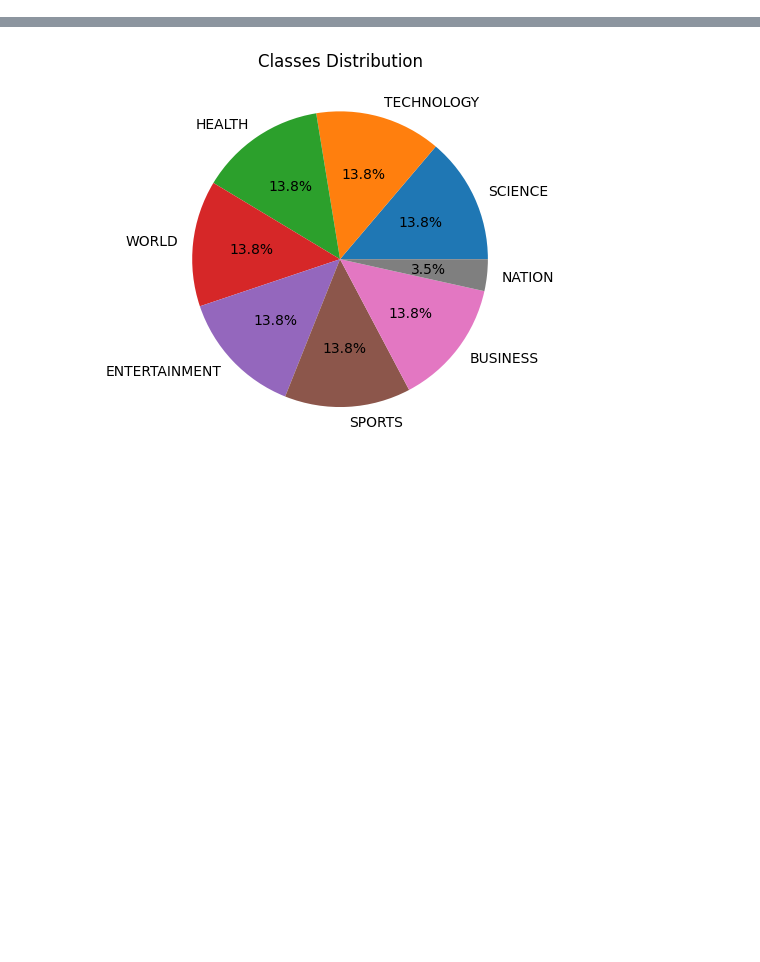
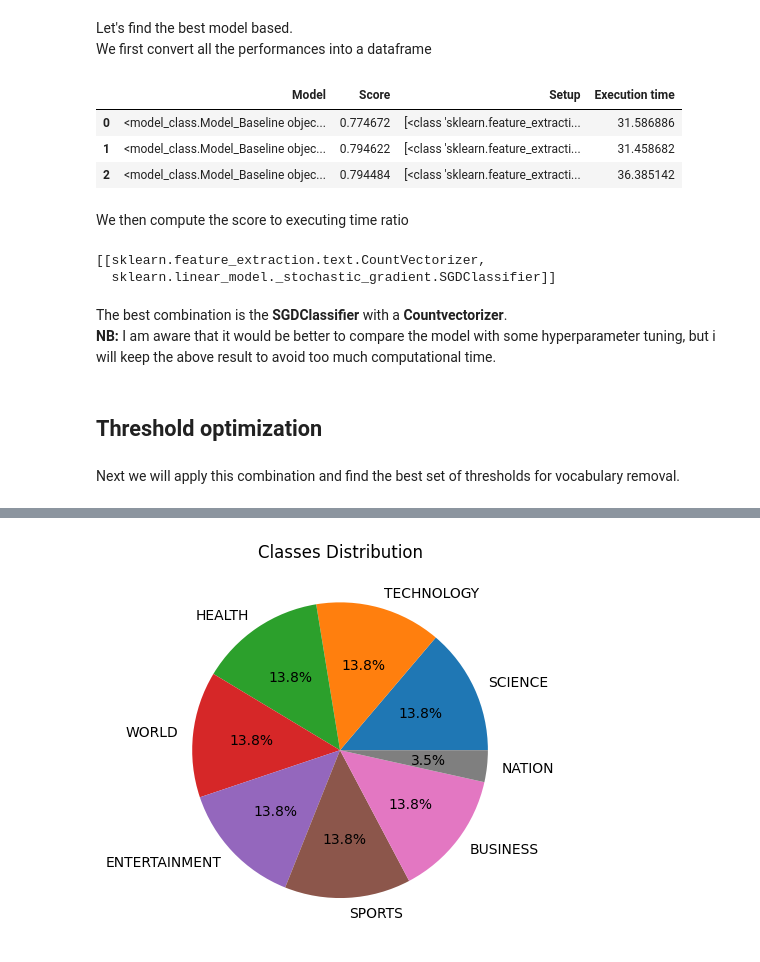
Before and after one commit to qcocheril/NLP_project, a Jupyter notebook: Simple_machine_learning.ipynb, the cells around one changed output, grey strips where cells are left out. Drawn from its saved outputs; the diff is of its cells as text; code cells hidden in the pictures; blank space fills up the shorter version.

```diff
--- a/Simple_machine_learning.ipynb
+++ b/Simple_machine_learning.ipynb
@@ -33,0 +34,5 @@ len(words_to_remove)
+# %%
+label_encoder = LabelEncoder() # instantiate a label encoder
+y_enc = label_encoder.fit_transform(y)
+class_labels = ['BUSINESS', 'ENTERTAINMENT', 'HEALTH', 'NATION', 'SCIENCE', 'SPORTS', 'TECHNOLOGY', 'WORLD']
+y_enc[:3]
@@ -33,0 +45,20 @@ len(words_to_remove)
+# %%
+# Let's now find the best model type and vectorizer for this problem
+import time
+
+model_types = [SGDClassifier, LogisticRegression]
+vectorizers = [TfidfVectorizer, CountVectorizer]
+words_to_remove = define_vocab_to_remove(X, 2, 2000) # Arbitrary setting, we will optimize them later
+
+performance = []
+for model_type in model_types:
+    for vect in vectorizers:
+        start_time = time.time()
+        model = Model_Baseline(X,y_enc, model_type(),vect, words_to_remove, class_labels) # Instanciates the model baseline from model_class.py
+        model.fit()
+        score = model.score()
+        end_time = time.time()
+        computing_time = end_time - start_time
+        perf = (model,score, [vect, model_type],computing_time) # Tupple to save the model's performance and parameter
+        performance.append(perf)
+        print(f"{model_type} with {vect} finshed, in {computing_time}")
@@ -33,0 +84,29 @@ len(words_to_remove)
+# %% [markdown]
+Let's find the best model based. <br>
+We first convert all the performances into a dataframe
+# %%
+df_perf = pd.DataFrame(performance, columns=["Model","Score", "Setup", "Execution time"])
+df_perf.head(3)
+# %% [output]
+|  | Model | Score | Setup | Execution time |
+| 0 | <model_class.Model_Baseline objec... | 0.774672 | [<class 'sklearn.feature_extracti... | 31.586886 |
+| 1 | <model_class.Model_Baseline objec... | 0.794622 | [<class 'sklearn.feature_extracti... | 31.458682 |
+| 2 | <model_class.Model_Baseline objec... | 0.794484 | [<class 'sklearn.feature_extracti... | 36.385142 |
+# %% [markdown]
+We then compute the score to executing time ratio
+# %%
+df_perf["Score_time_ratio"] = df_perf["Score"]/df_perf["Execution time"]
+best_model = df_perf[df_perf["Score_time_ratio"] == max(df_perf["Score_time_ratio"])]
+best_setup = list(best_model["Setup"])
+
+best_setup
+# %% [output]
+[[sklearn.feature_extraction.text.CountVectorizer,
+  sklearn.linear_model._stochastic_gradient.SGDClassifier]]
+# %% [markdown]
+The best combination is the **SGDClassifier** with a **Countvectorizer**.<br>
+**NB:** I am aware that it would be better to compare the model with some hyperparameter tuning, but i will keep the above result to avoid too much computational time.
+# %% [markdown]
+## **Threshold optimization**
+# %% [markdown]
+Next we will apply this combination and find the best set of thresholds for vocabulary removal.
```
Also changed, not shown: parts of 32 cells of this notebook, 5 other files.
